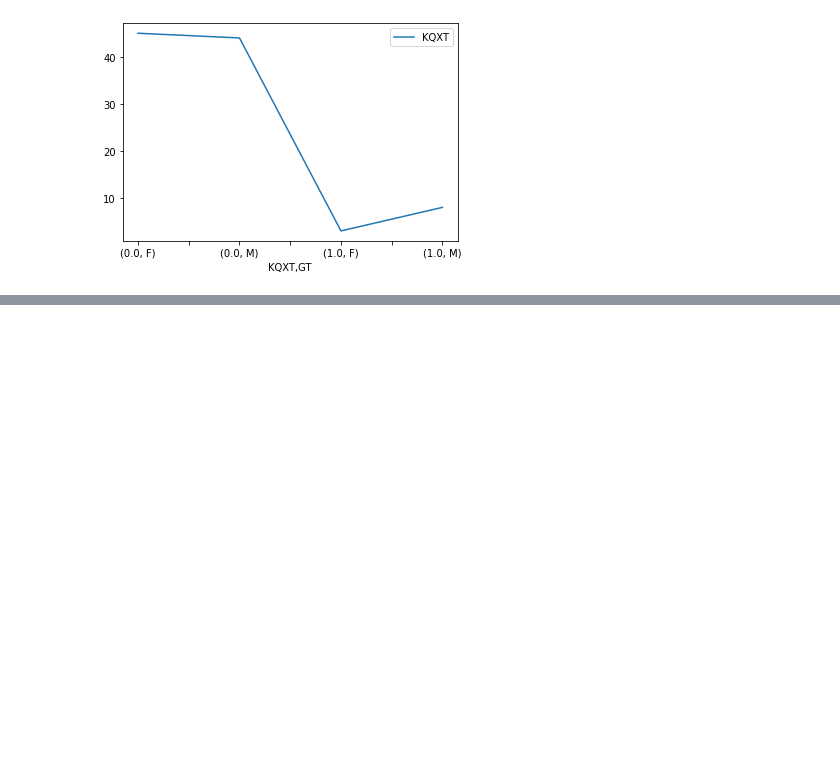
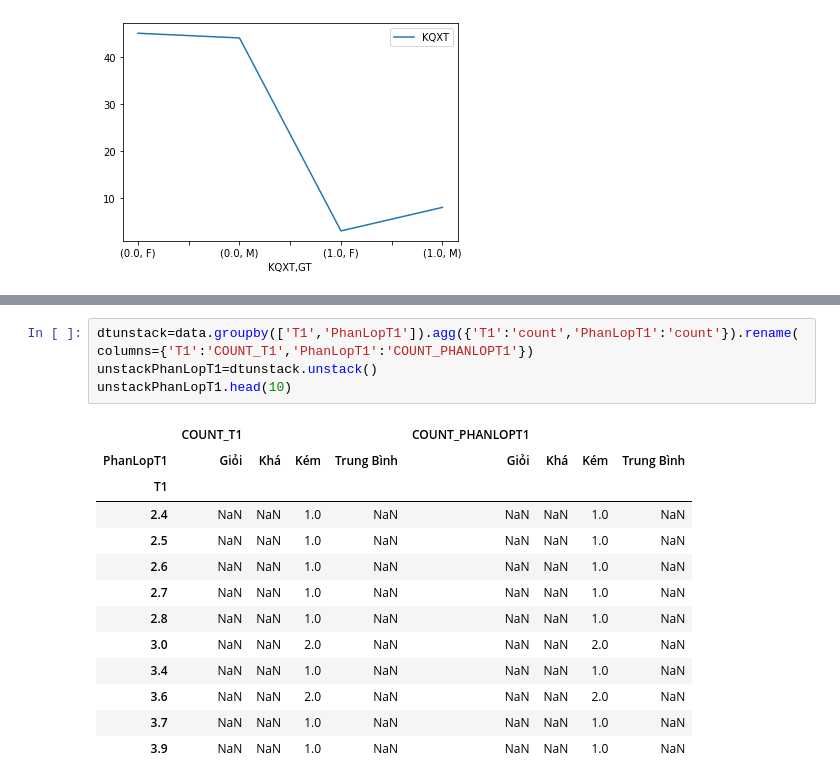
Before and after one commit to trinhvanypro1/-DataAnalystDeepLearning, a Jupyter notebook: Lab2.ipynb, the cells around one changed output, grey strips where cells are left out. Drawn from its saved outputs; the diff is of its cells as text; blank space fills up the shorter version.

```diff
--- a/Lab2.ipynb
+++ b/Lab2.ipynb
@@ -362,0 +398,18 @@ data.groupby(['KQXT','GT']).agg({'KQXT':'count'}).plot()
+# %%
+dtunstack=data.groupby(['T1','PhanLopT1']).agg({'T1':'count','PhanLopT1':'count'}).rename(columns={'T1':'COUNT_T1','PhanLopT1':'COUNT_PHANLOPT1'})
+unstackPhanLopT1=dtunstack.unstack()
+unstackPhanLopT1.head(10)
+# %% [output]
+|  | COUNT_T1 |  |  |  | COUNT_PHANLOPT1 |  |  |  |
+| PhanLopT1 | Giỏi | Khá | Kém | Trung Bình | Giỏi | Khá | Kém | Trung Bình |
+| T1 |  |  |  |  |  |  |  |  |
+| 2.4 | NaN | NaN | 1.0 | NaN | NaN | NaN | 1.0 | NaN |
+| 2.5 | NaN | NaN | 1.0 | NaN | NaN | NaN | 1.0 | NaN |
+| 2.6 | NaN | NaN | 1.0 | NaN | NaN | NaN | 1.0 | NaN |
+| 2.7 | NaN | NaN | 1.0 | NaN | NaN | NaN | 1.0 | NaN |
+| 2.8 | NaN | NaN | 1.0 | NaN | NaN | NaN | 1.0 | NaN |
+| 3.0 | NaN | NaN | 2.0 | NaN | NaN | NaN | 2.0 | NaN |
+| 3.4 | NaN | NaN | 1.0 | NaN | NaN | NaN | 1.0 | NaN |
+| 3.6 | NaN | NaN | 2.0 | NaN | NaN | NaN | 2.0 | NaN |
+| 3.7 | NaN | NaN | 1.0 | NaN | NaN | NaN | 1.0 | NaN |
+| 3.9 | NaN | NaN | 1.0 | NaN | NaN | NaN | 1.0 | NaN |
```
Also changed, not shown: parts of 4 cells of this notebook.
